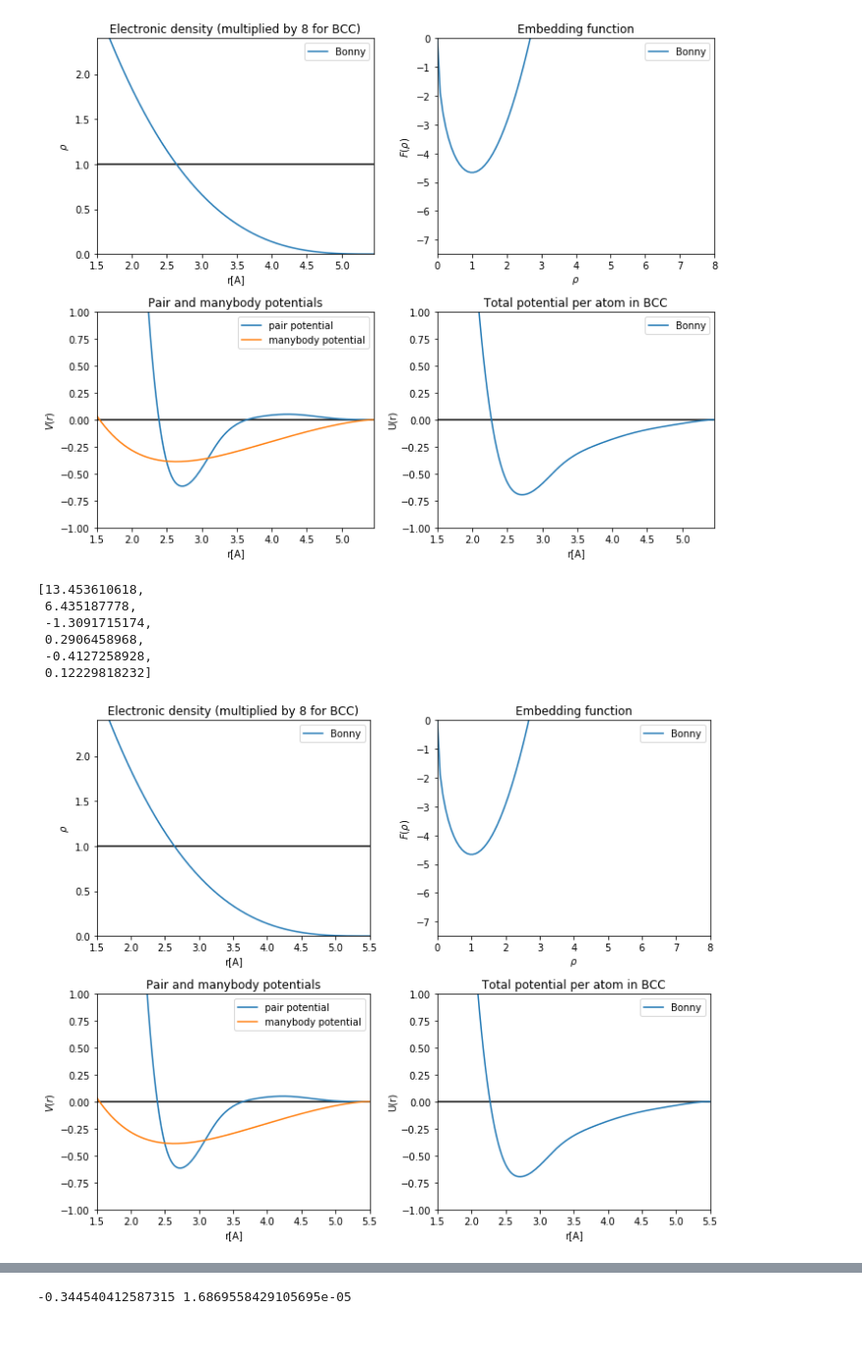
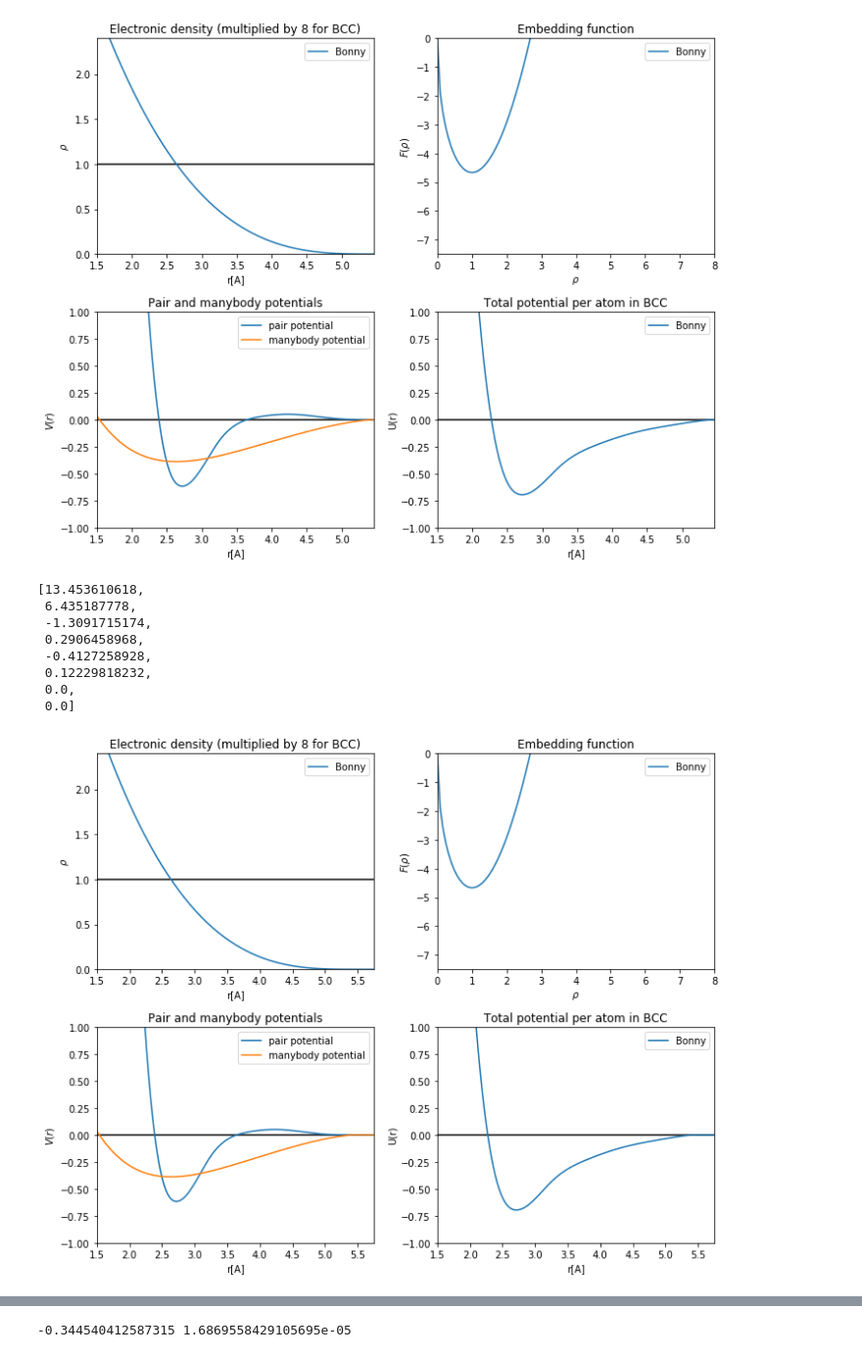
Before and after one commit to vlcekl/eam-models, a Jupyter notebook: notebooks/preoptimize.ipynb, the cells around one changed output, grey strips where cells are left out. Shown at 98% size. Saved outputs shown, nothing was run; the diff lists cells and outputs as text; code cells hidden in the pictures.

```diff
--- a/notebooks/preoptimize.ipynb
+++ b/notebooks/preoptimize.ipynb
@@ -131,8 +131,10 @@ F_x_a = [-7.046791948, 0.0, 1.143405627]
 # pair potential
 V_x_a = [x*2 for x in V_re_a][:]
 #V_x_r = [2.74, 3.25, 3.75, 4.5, 5.48]
-V_x_r = [2.75, 3.25, 3.75, 4.356, 5.0, 5.5]
+#V_x_r = [2.75, 3.25, 3.75, 4.356, 5.0, 5.5]
+V_x_r = [2.5, 2.75, 3.25, 3.75, 4.25, 4.75, 5.25, 5.75]
 
+V_x_a += [0.0, 0.0]
 V_x_a
 # %% [output]
 [13.453610618,
@@ -140,7 +142,9 @@ V_x_a
  -1.3091715174,
  0.2906458968,
  -0.4127258928,
- 0.12229818232]
+ 0.12229818232,
+ 0.0,
+ 0.0]
 # %%
 def utot_re(x):
     u = 6*V(x, V_re_a, V_re_r)
@@ -154,7 +158,7 @@ def u_manybody_re(x):
     return u/12
 # %%
 # plot the functions and potentials
-rcut = 5.5
+rcut = 5.75
 r = np.linspace(0., rcut, 201)
 
 plt.figure(figsize=(10,8))
@@ -180,34 +184,34 @@ plt.legend()
 plt.axis([0, 8, -7.5, 0.0])
 plt.xlabel(r'$\rho$')
 plt.ylabel(r'$F(\rho)$')
 
 # Pair and manybody potentials
 pot = [V(x, V_re_a, V_re_r) for x in r]
 pot_manybody = [u_manybody_re(x) for x in r]
 plt.subplot(223)
 plt.title('Pair and manybody potentials')
 plt.plot(r, pot, label='pair potential')
 plt.plot(r, pot_manybody, label='manybody potential')
 plt.legend()
 plt.hlines(0.0, 1.5, rcut)
 plt.axis([1.5, rcut, -1.0, 1.0])
 plt.xlabel('r[A]')
 plt.ylabel(r'$V(r)$')
 
 # Total potential per atom (bulk)
 pot = [utot_re(x) for x in r]
 plt.subplot(224)
 plt.title('Total potential per atom in BCC')
 plt.plot(r, pot, label='Bonny')
 plt.legend()
 plt.hlines(0.0, 1.5, rcut)
 plt.axis([1.5, rcut, -1, 1.0])
 plt.xlabel('r[A]')
 plt.ylabel(r'U(r)')
 
 plt.tight_layout()
 # %% [output]
-[figure, old version]
+[figure, new version]
 # %%
 # fit pair potential
 def udif(p, r):
```
Also changed, not shown: parts of 3 cells of this notebook, 7 other files.
